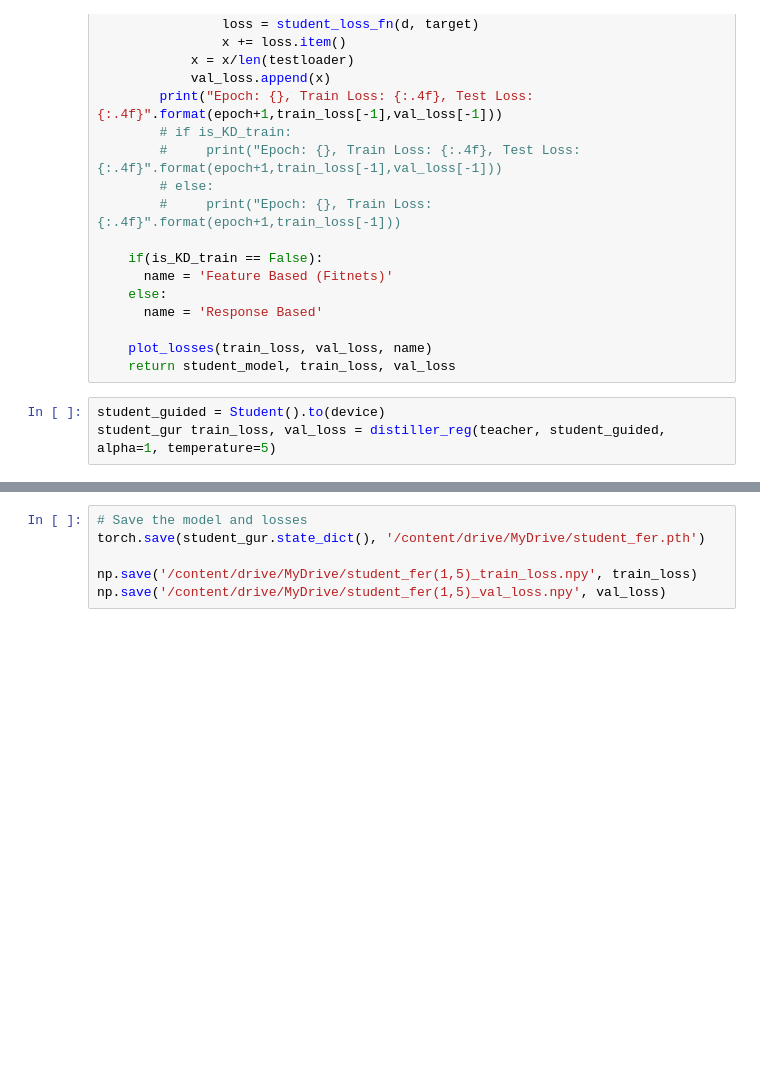
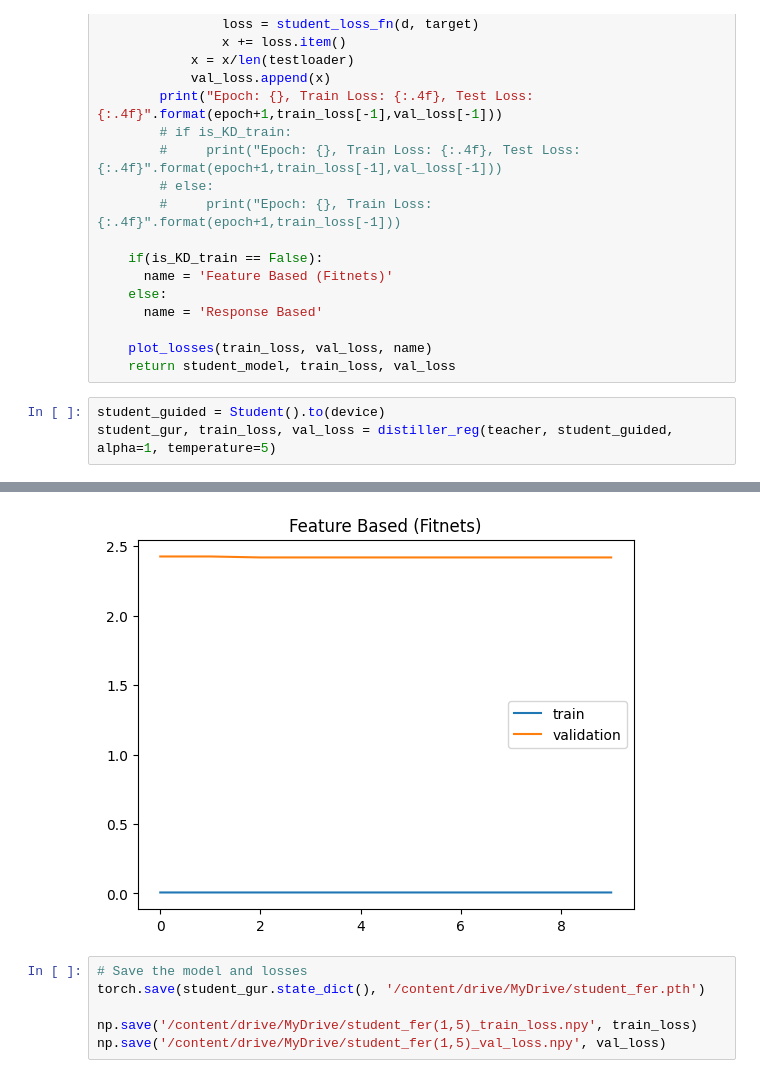
Before and after one commit to hitesh05/Knowledge-Distillation, a Jupyter notebook: ipynb_file/KD_Smai_Project_final.ipynb, the cells around one changed output, grey strips where cells are left out. Drawn from its saved outputs; the diff is of its cells as text; blank space fills up the shorter version.

```diff
--- a/ipynb_file/KD_Smai_Project.ipynb
+++ b/ipynb_file/KD_Smai_Project_final.ipynb
@@ -805,4 +898,5 @@ def distiller_reg(teacher_model, student_model, alpha=0.1, temperature=3, is_KD_
     return student_model, train_loss, val_loss
 # %%
 student_guided = Student().to(device)
-student_gur train_loss, val_loss = distiller_reg(teacher, student_guided, alpha=1, temperature=5)
+student_gur, train_loss, val_loss = distiller_reg(teacher, student_guided, alpha=1, temperature=5)
+# %% [output]
@@ -809,3 +913,4 @@ student_gur train_loss, val_loss = distiller_reg(teacher, student_guided, alpha=
+[figure, added]
 # %%
 # Save the model and losses
 torch.save(student_gur.state_dict(), '/content/drive/MyDrive/student_fer.pth')
```
Also changed, not shown: parts of 13 cells of this notebook, 1 other file.
